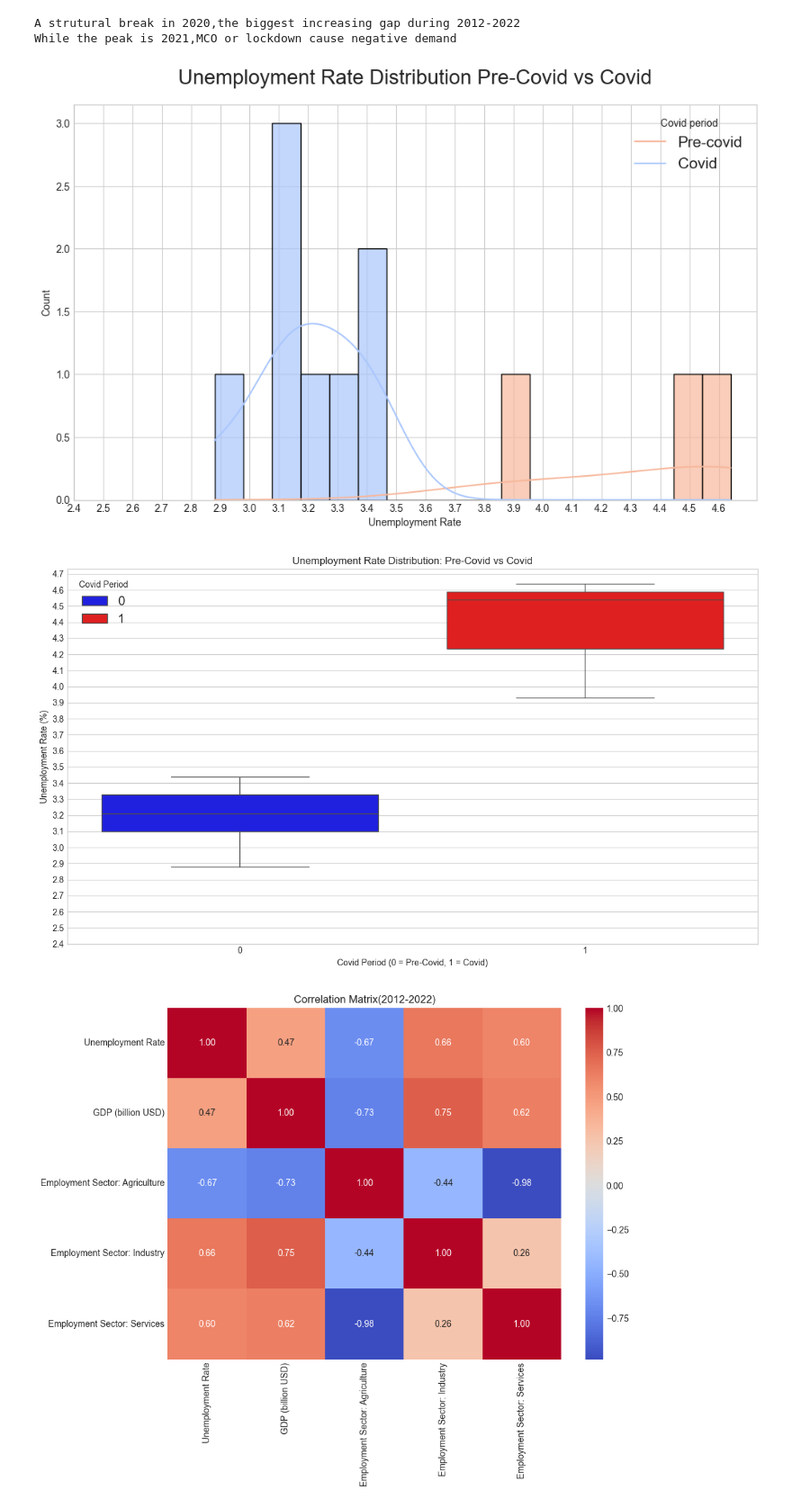
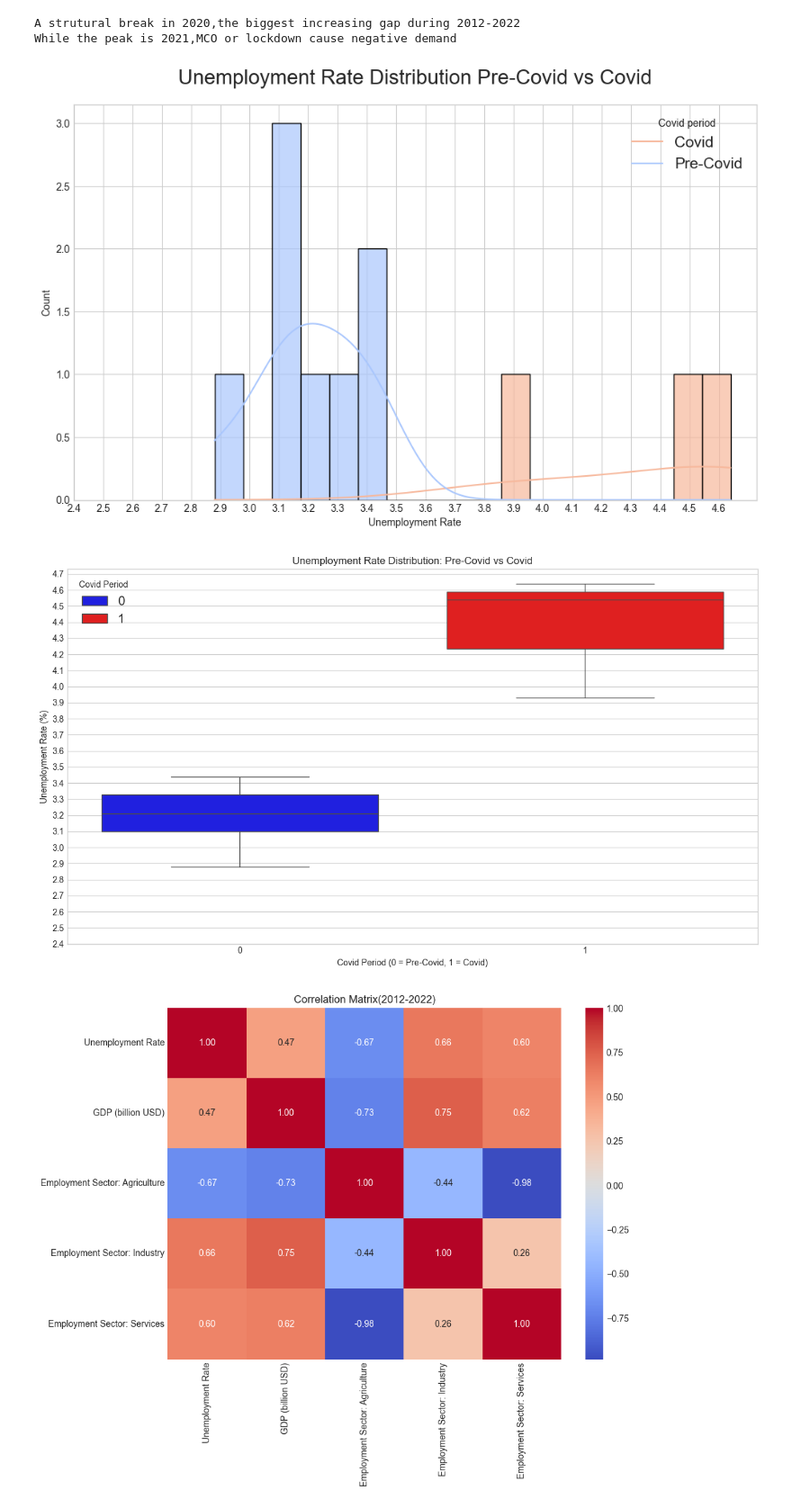
Before and after one commit to tay27890123/Malaysia-Unemployment_1991-2022, a Jupyter notebook: notebook/02_eda.ipynb, the cells around one changed output. Shown at 90% size. Saved outputs shown, nothing was run; the diff lists cells and outputs as text; code cells hidden in the pictures.

```diff
--- a/notebook/02_eda.ipynb
+++ b/notebook/02_eda.ipynb
@@ -172,35 +172,35 @@ While the peak is 2021,MCO or lockdown cause negative demand
 # %%
 #Distribution plots(Histogram + Boxplot)
 
 fig, ax =plt.subplots(figsize=(12,7))
 
 #Histogram
 sns.histplot(data=df__malaysia_10years, x='Unemployment Rate', binwidth=0.1,kde=True,
              hue='covid_period', palette='coolwarm',alpha=0.7,ax=ax)
 
 ax.set_xticks(np.arange(2.4,4.7,0.1))
 ax.set_title("Unemployment Rate Distribution Pre-Covid vs Covid", fontsize=20 ,pad=20)
-ax.legend(title="Covid period",fontsize=15,labels=["Pre-covid","Covid"])
+ax.legend(title="Covid period",fontsize=15,labels=["Covid","Pre-Covid"])
 plt.tight_layout
 plt.savefig(IMAGE_DIR_02_10YEARS/"Malaysia_unemployment_histogram_10years.png", dpi=300)
 plt.show()
 
 
 #Boxplot
 fig, ax =plt.subplots(figsize=(12,7))
 sns.boxplot(data=df__malaysia_10years, x='covid_period', y='Unemployment Rate',
             hue="covid_period", palette=['blue','red'],ax=ax)
 
 ax.set_yticks(np.arange(2.4, 4.8, 0.1))
 ax.set_title("Unemployment Rate Distribution: Pre-Covid vs Covid")
 ax.set_xlabel("Covid Period (0 = Pre-Covid, 1 = Covid)")
 ax.set_ylabel('Unemployment Rate (%)')
 ax.legend(title="Covid Period", fontsize=15)
 plt.tight_layout()
 plt.savefig(IMAGE_DIR_02_10YEARS/"malaysia_unemployment_boxplot_10years.png",dpi=300)
 plt.show()
 # %% [output]
-[figure, old version]
+[figure, new version]
 [figure]
 # %%
 ###plt.fig(figsize=( ) is use for simple plot(no ax=ax)
```
Also changed, not shown: parts of 6 cells of this notebook, 11 other files.
